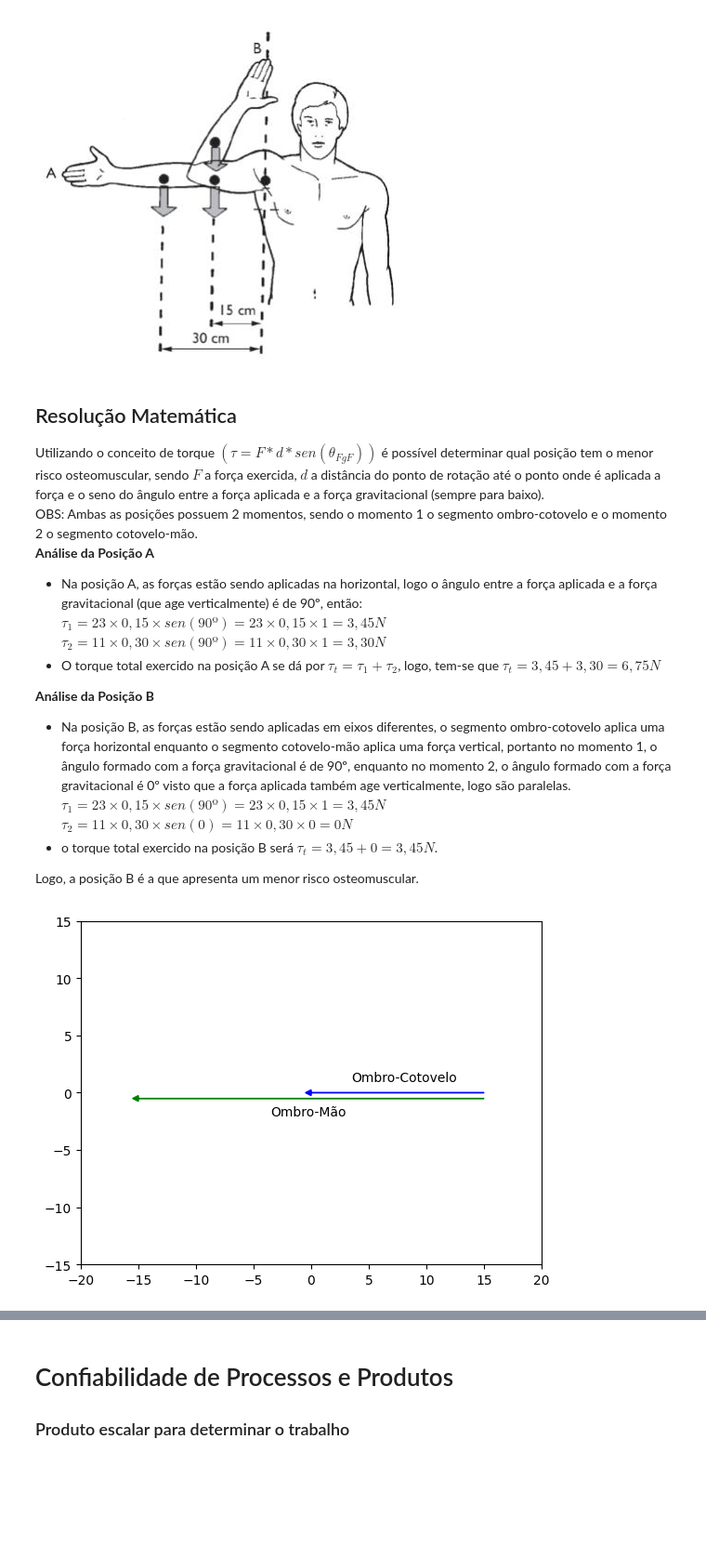
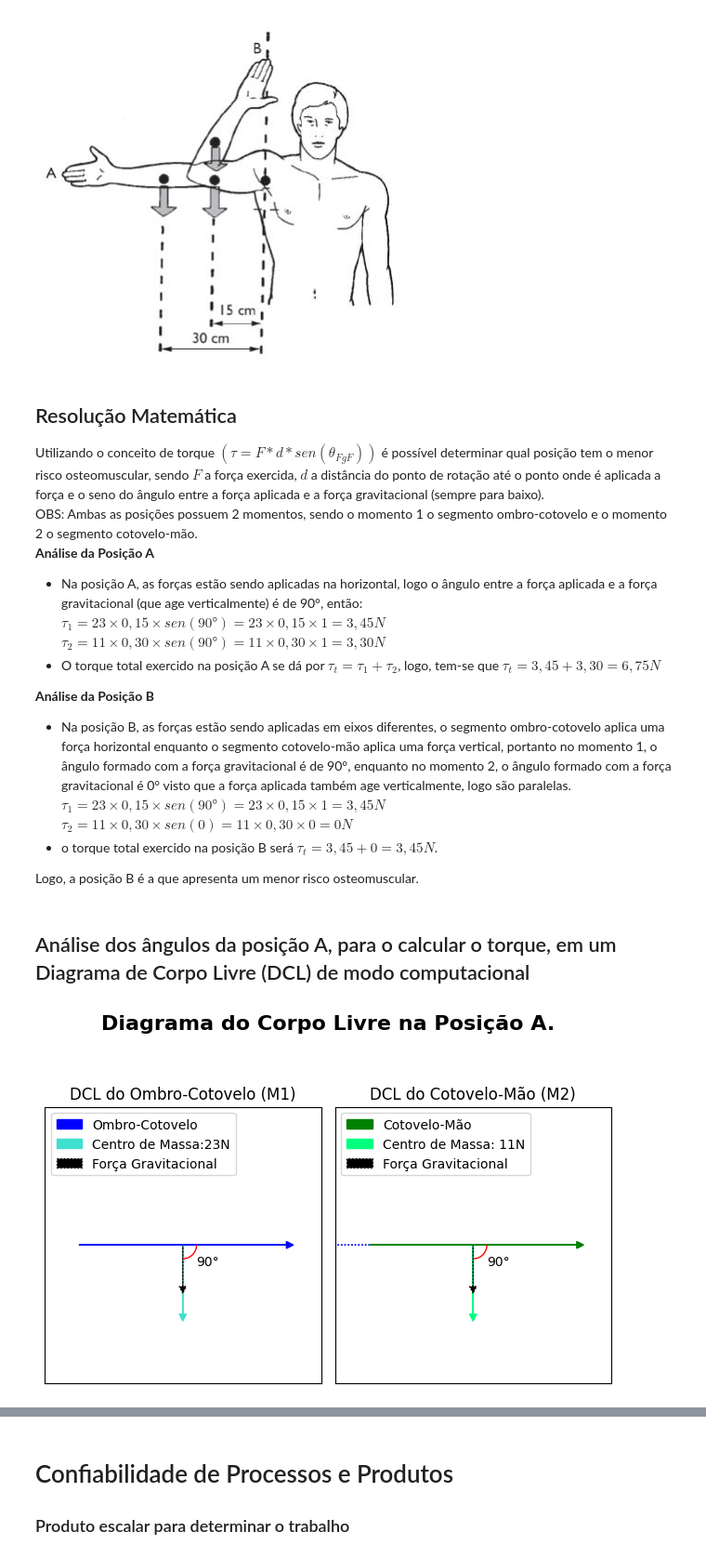
Before and after one commit to Thiago-Lima-Almeida/PyGA-EP, a Jupyter notebook: PyGA_EP.ipynb, the cells around one changed output, grey strips where cells are left out. Shown at 93% size. Saved outputs shown, nothing was run; the diff lists cells and outputs as text; code cells hidden in the pictures; blank space fills up the shorter version.

```diff
--- a/PyGA_EP.ipynb
+++ b/PyGA_EP.ipynb
@@ -167,27 +160,58 @@ Utilizando o conceito de torque $(τ = F*d*sen(θ_{FgF}))$ é possível determin
 OBS: Ambas as posições possuem 2 momentos, sendo o momento 1 o segmento ombro-cotovelo e o momento 2 o segmento cotovelo-mão.
 
 **Análise da Posição A**
-* Na posição A, as forças estão sendo aplicadas na horizontal, logo o ângulo entre a força aplicada e a força gravitacional (que age verticalmente) é de 90º, então:<br>
-$τ_{1} = 23×0,15×sen(90º) = 23×0,15×1 = 3,45N$<br>
-$τ_{2} = 11×0,30×sen(90º) = 11×0,30×1 = 3,30N$
+* Na posição A, as forças estão sendo aplicadas na horizontal, logo o ângulo entre a força aplicada e a força gravitacional (que age verticalmente) é de 90°, então:<br>
+$τ_{1} = 23×0,15×sen(90°) = 23×0,15×1 = 3,45N$<br>
+$τ_{2} = 11×0,30×sen(90°) = 11×0,30×1 = 3,30N$
 * O torque total exercido na posição A se dá por $τ_{t} = τ_{1}+τ_{2}$, logo, tem-se que $τ_{t}=3,45+3,30 = 6,75N$
 
 **Análise da Posição B**
-* Na posição B, as forças estão sendo aplicadas em eixos diferentes, o segmento ombro-cotovelo aplica uma força horizontal enquanto o segmento cotovelo-mão aplica uma força vertical, portanto no momento 1, o ângulo formado com a força gravitacional é de 90º, enquanto no momento 2, o ângulo formado com a força gravitacional é 0º visto que a força aplicada também age verticalmente, logo são paralelas. <br>
-$τ_{1} = 23×0,15×sen(90º) = 23×0,15×1 = 3,45N$ <br>
+* Na posição B, as forças estão sendo aplicadas em eixos diferentes, o segmento ombro-cotovelo aplica uma força horizontal enquanto o segmento cotovelo-mão aplica uma força vertical, portanto no momento 1, o ângulo formado com a força gravitacional é de 90°, enquanto no momento 2, o ângulo formado com a força gravitacional é 0° visto que a força aplicada também age verticalmente, logo são paralelas. <br>
+$τ_{1} = 23×0,15×sen(90°) = 23×0,15×1 = 3,45N$ <br>
 $τ_{2} = 11×0,30×sen(0) = 11×0,30×0 = 0N$
 * o torque total exercido na posição B será $τ_{t}=3,45+0 = 3,45N$.
 
 Logo, a posição B é a que apresenta um menor risco osteomuscular.
-# %%
-import matplotlib.pyplot as plt
-plt.figure()
-plt.xlim(-20, 20)
-plt.ylim(-15, 15)
-plt.arrow(15,0,-15,0, head_width=0.5, head_length=0.5, color='blue', label='Ombro-Cotovelo')
-plt.arrow(15,-0.5,-30,0, head_width=0.5, head_length=0.5, color='green', label='Ombro-Mão')
-plt.text(3.5,1, s='Ombro-Cotovelo')
-plt.text(-3.5,-2, s='Ombro-Mão')
-plt.show()
-# %% [output]
-[figure, removed]
+# %% [markdown]
+<h2>Análise dos ângulos da posição A, para o calcular o torque, em um Diagrama de Corpo Livre (DCL) de modo computacional</h2>
+# %%
+import matplotlib.pyplot as plt
+import matplotlib.patches as patches
+
+fig, (img1, img2) = plt.subplots(1, 2)
+
+fig.suptitle('Diagrama do Corpo Livre na Posição A.', fontsize=16, fontweight='bold')
+img1.set_title('DCL do Ombro-Cotovelo (M1)')
+img1.set_xticks([])
+img1.set_yticks([])
+img1.set_xlim(-10, 10)
+img1.set_ylim(-10, 10)
+img1.arrow(-7.5, 0, 15, 0, head_width=0.5, head_length=0.5, color='blue', label='Ombro-Cotovelo')
+img1.text(1, -1.5, s='90°')
+img1.arrow(0,0,0,-5, head_width=0.5, head_length=0.5, color='turquoise', label='Centro de Massa:23N')
+img1.arrow(0,0,0,-3, head_width=0.5, head_length=0.5, color='black', linestyle='dotted', label='Força Gravitacional')
+arc1 = patches.Arc([0, 0], 2, 2, angle=0, theta1=270, theta2=0,color='red')
+img1.add_patch(arc1)
+img1.set_aspect('equal', adjustable='box')
+img1.legend(loc='upper left')
+
+img2.set_title('DCL do Cotovelo-Mão (M2)')
+img2.set_xticks([])
+img2.set_yticks([])
+img2.set_xlim(-10, 10)
+img2.set_ylim(-10, 10)
+img2.arrow(-10, 0, 2.5, 0, linestyle='dotted', color='blue')
+img2.arrow(-7.5, 0, 15, 0, head_width=0.5, head_length=0.5, color='green', label='Cotovelo-Mão')
+img2.text(1, -1.5, s='90°')
+img2.arrow(0, 0, 0, -5, head_width=0.5, head_length=0.5, color='springgreen', label='Centro de Massa: 11N')
+img2.arrow(0, 0, 0, -3, head_width=0.5, head_length=0.5, color='black', linestyle='dotted', label='Força Gravitacional')
+arc2 = patches.Arc([0, 0], 2, 2, angle=0, theta1=270, theta2=0, color='red')
+img2.add_patch(arc2)
+img2.set_aspect('equal', adjustable='box')
+img2.legend(loc='upper left')
+
+plt.tight_layout()
+
+plt.show()
+# %% [output]
+[figure, added]
```
Also changed, not shown: parts of 9 cells of this notebook.
